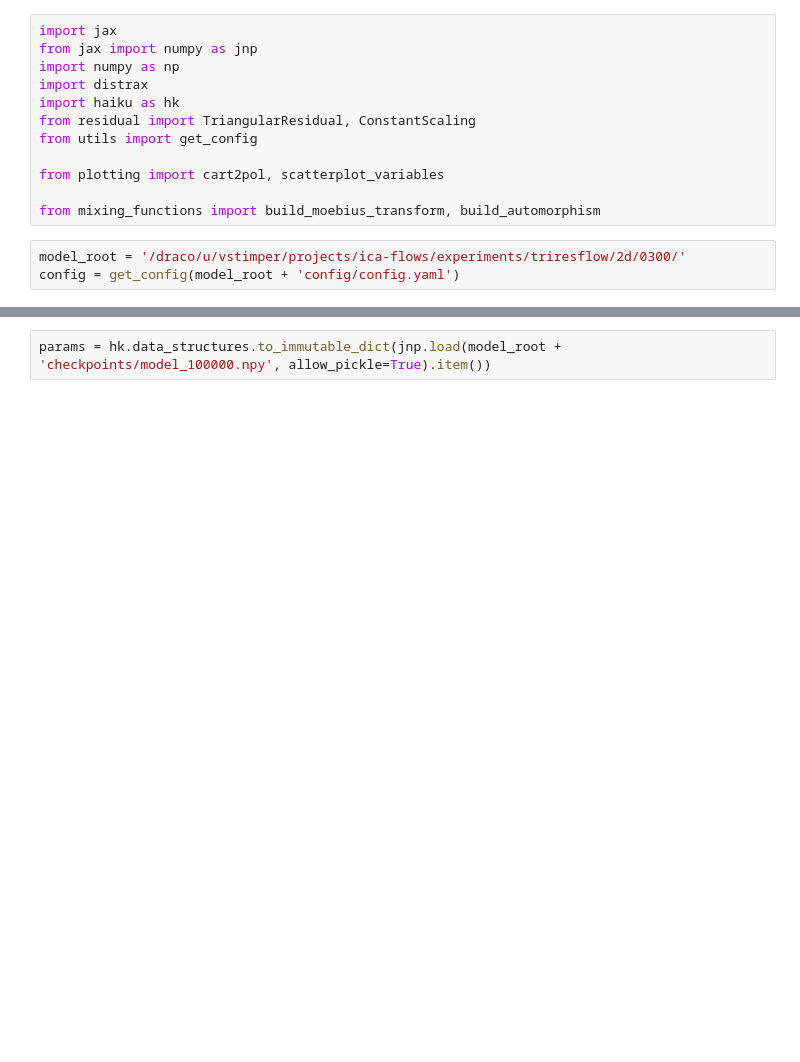
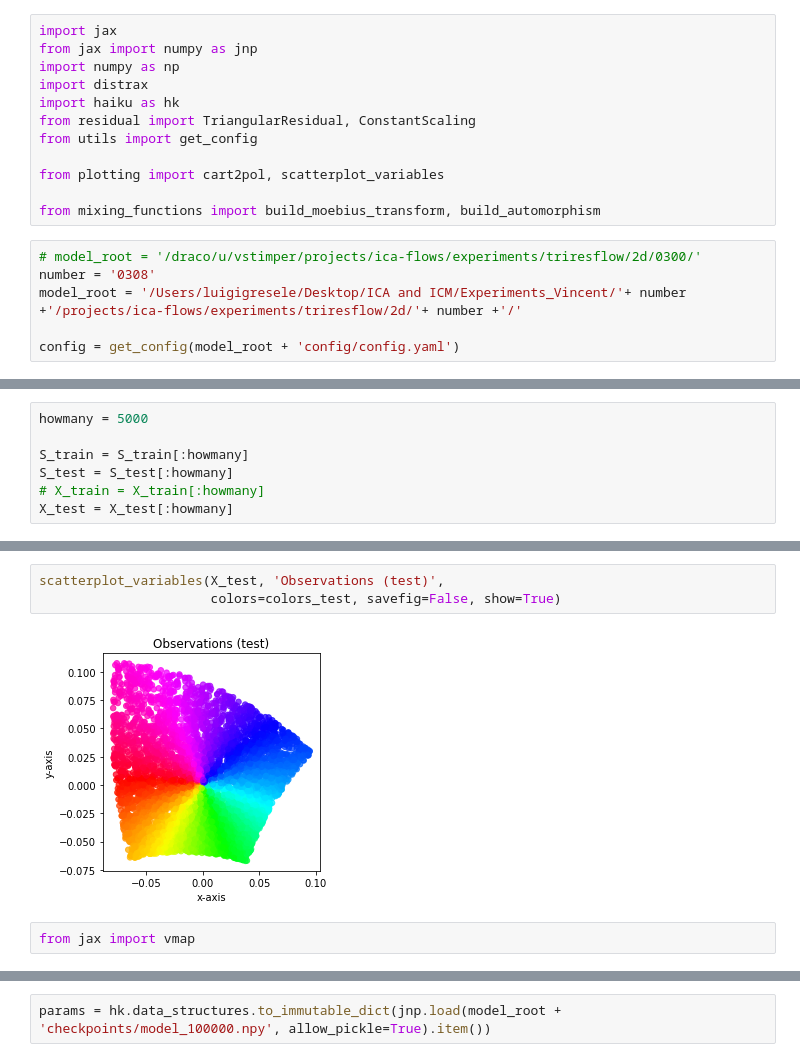
Before and after one commit to lgresele/independent-mechanism-analysis, a Jupyter notebook: measure_preserving_automorphism_triresflow.ipynb, the cells around one changed output, grey strips where cells are left out. Drawn from its saved outputs; the diff is of its cells as text; blank space fills up the shorter version.

Commit message:
code to generate the plot

```diff
--- a/measure_preserving_automorphism_triresflow.ipynb
+++ b/measure_preserving_automorphism_triresflow.ipynb
@@ -11,7 +11,10 @@ from plotting import cart2pol, scatterplot_variables
 
 from mixing_functions import build_moebius_transform, build_automorphism
 # %%
-model_root = '/draco/u/vstimper/projects/ica-flows/experiments/triresflow/2d/0300/'
+# model_root = '/draco/u/vstimper/projects/ica-flows/experiments/triresflow/2d/0300/'
+number = '0308'
+model_root = '/Users/luigigresele/Desktop/ICA and ICM/Experiments_Vincent/'+ number +'/projects/ica-flows/experiments/triresflow/2d/'+ number +'/'
+
 config = get_config(model_root + 'config/config.yaml')
 # %%
 S_train = jnp.array(jnp.load(model_root + 'data/sources_train.npy'))
@@ -23,0 +29,7 @@ moeb_params = jnp.load(model_root + 'data/moebius_transform_params.npy', allow_p
+# %%
+howmany = 5000
+
+S_train = S_train[:howmany]
+S_test = S_test[:howmany]
+# X_train = X_train[:howmany]
+X_test = X_test[:howmany]
@@ -37,0 +56,7 @@ scatterplot_variables(S_test, 'Sources (test)',
+# %%
+scatterplot_variables(X_test, 'Observations (test)',
+                      colors=colors_test, savefig=False, show=True)
+# %% [output]
+[figure, added]
+# %%
+from jax import vmap
```
Also changed, not shown: parts of 38 cells of this notebook.
